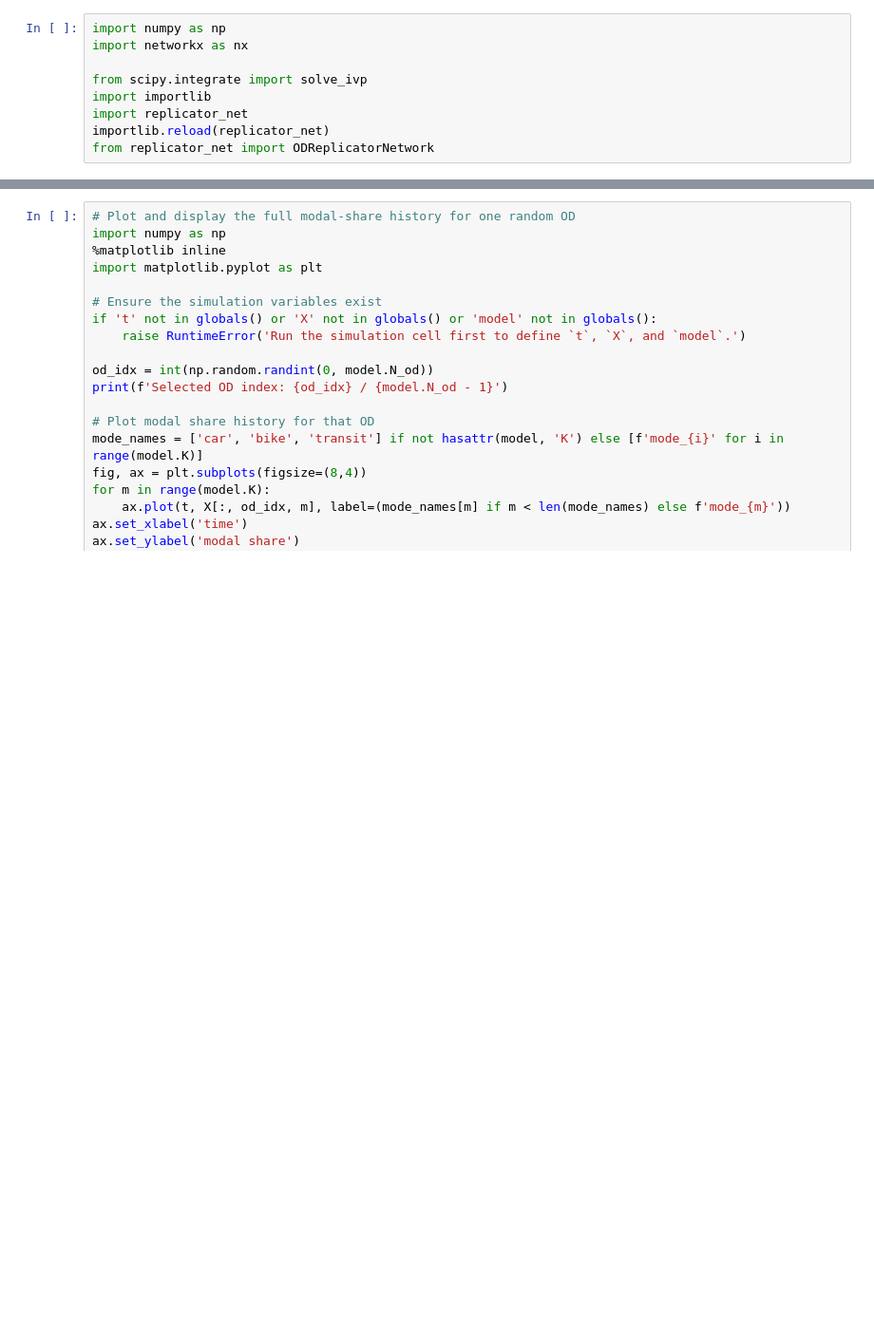
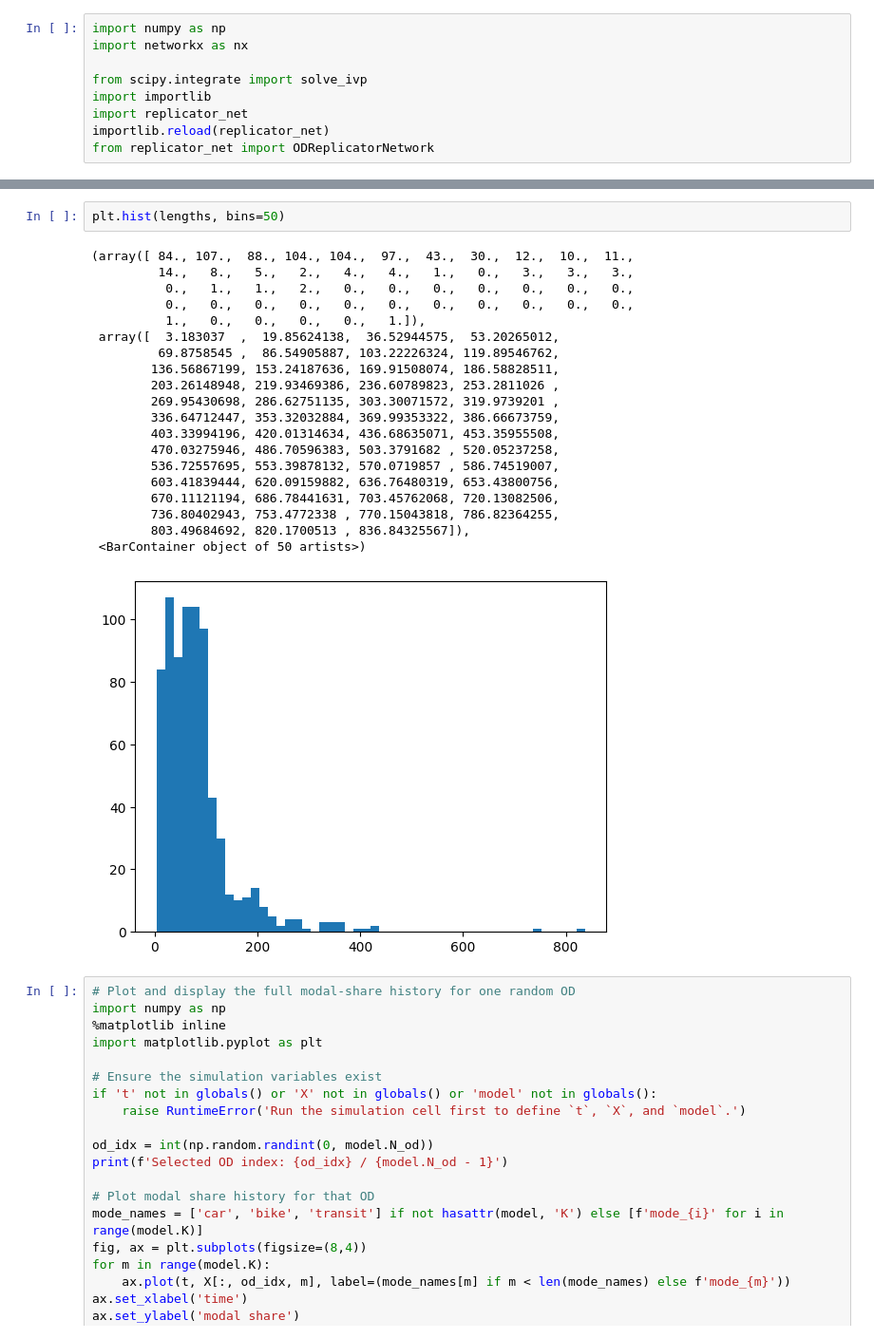
Before and after one commit to alessiopitteri/network_congestion_game, a Jupyter notebook: small_city.ipynb, the cells around one changed output, grey strips where cells are left out. Shown at 95% size. Drawn from its saved outputs; the diff is of its cells as text; blank space fills up the shorter version.

```diff
--- a/small_city.ipynb
+++ b/small_city.ipynb
@@ -215,3 +201,26 @@ Saved modal history to small_city_sim_modal_history.png
+# %%
+plt.hist(lengths, bins=50)
+# %% [output]
+(array([ 84., 107.,  88., 104., 104.,  97.,  43.,  30.,  12.,  10.,  11.,
+         14.,   8.,   5.,   2.,   4.,   4.,   1.,   0.,   3.,   3.,   3.,
+          0.,   1.,   1.,   2.,   0.,   0.,   0.,   0.,   0.,   0.,   0.,
+          0.,   0.,   0.,   0.,   0.,   0.,   0.,   0.,   0.,   0.,   0.,
+          1.,   0.,   0.,   0.,   0.,   1.]),
+ array([  3.183037  ,  19.85624138,  36.52944575,  53.20265012,
+         69.8758545 ,  86.54905887, 103.22226324, 119.89546762,
+        136.56867199, 153.24187636, 169.91508074, 186.58828511,
+        203.26148948, 219.93469386, 236.60789823, 253.2811026 ,
+        269.95430698, 286.62751135, 303.30071572, 319.9739201 ,
+        336.64712447, 353.32032884, 369.99353322, 386.66673759,
+        403.33994196, 420.01314634, 436.68635071, 453.35955508,
+        470.03275946, 486.70596383, 503.3791682 , 520.05237258,
+        536.72557695, 553.39878132, 570.0719857 , 586.74519007,
+        603.41839444, 620.09159882, 636.76480319, 653.43800756,
+        670.11121194, 686.78441631, 703.45762068, 720.13082506,
+        736.80402943, 753.4772338 , 770.15043818, 786.82364255,
+        803.49684692, 820.1700513 , 836.84325567]),
+ <BarContainer object of 50 artists>)
+[figure, added]
 # %%
 # Plot and display the full modal-share history for one random OD
 import numpy as np
```
Also changed, not shown: parts of 2 cells of this notebook, 6 other files.
